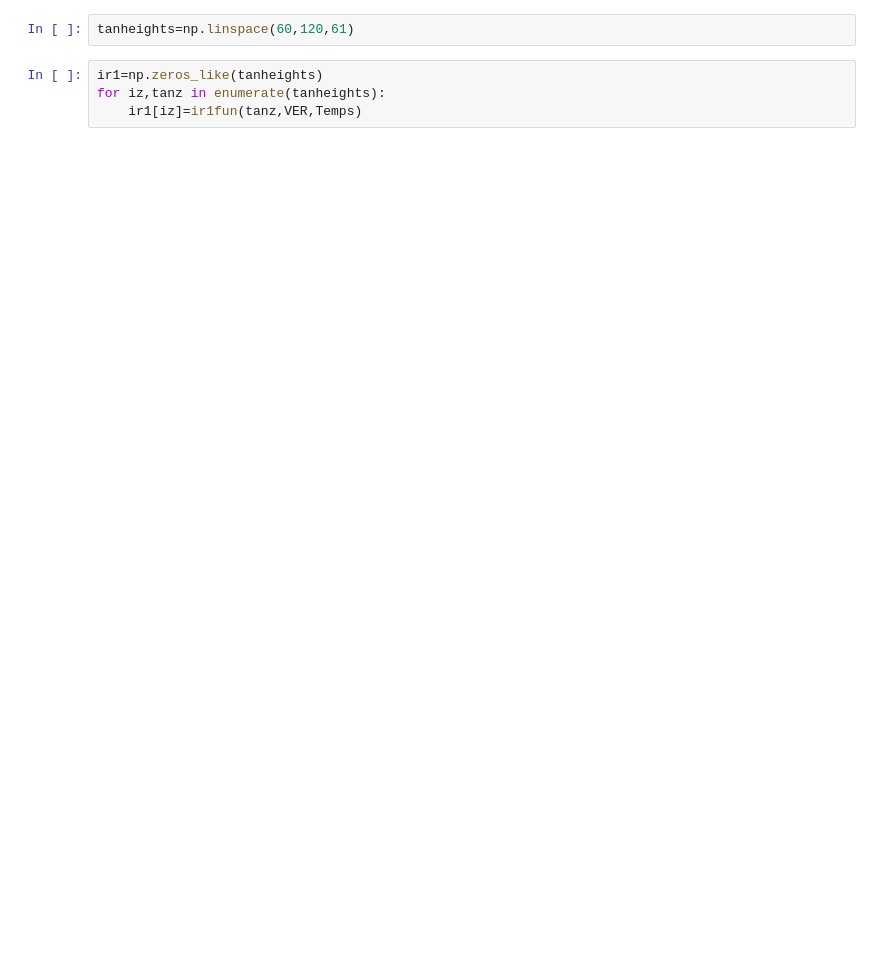
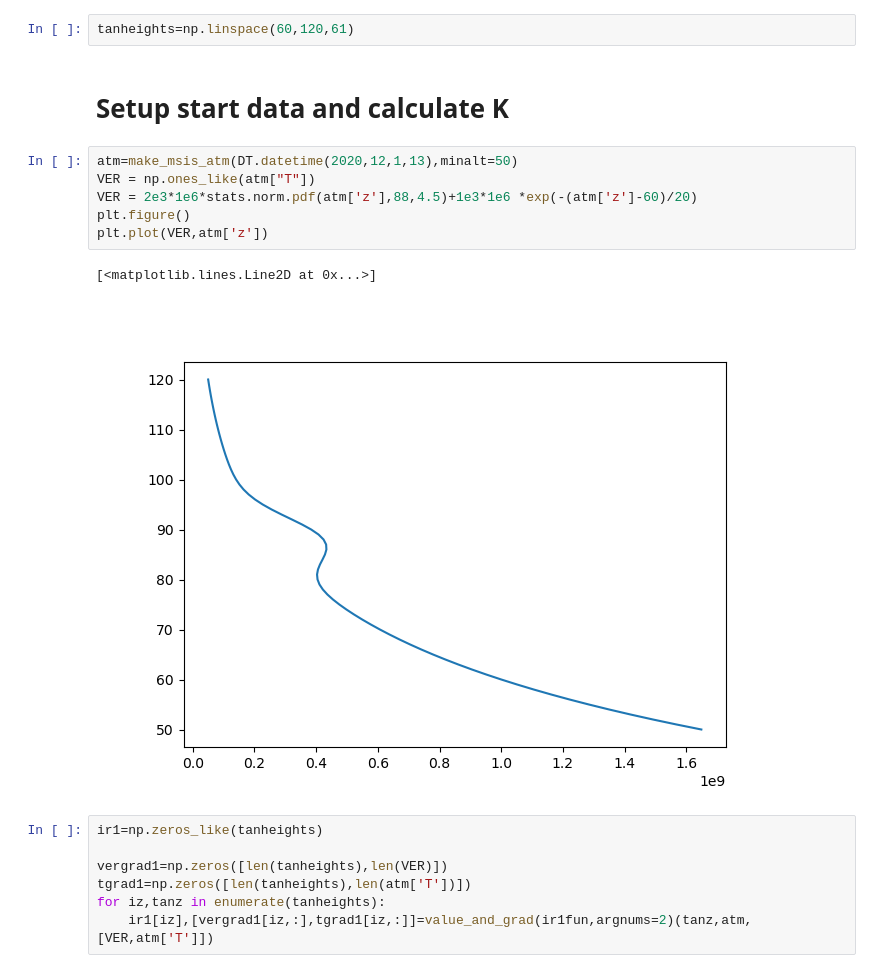
Before and after one commit to innosat-mats/MATS-analysis, a Jupyter notebook: Donal/retrievals/AbandFM.ipynb, the cells around one changed output. Drawn from its saved outputs; the diff is of its cells as text; blank space fills up the shorter version.

```diff
--- a/Donal/retrievals/AbandFM.ipynb
+++ b/Donal/retrievals/AbandFM.ipynb
@@ -301,6 +314,20 @@ plt.plot(tgrad)
 # %%
 tanheights=np.linspace(60,120,61)
+# %% [markdown]
+# Setup start data and calculate K
+# %%
+atm=make_msis_atm(DT.datetime(2020,12,1,13),minalt=50)
+VER = np.ones_like(atm["T"])
+VER = 2e3*1e6*stats.norm.pdf(atm['z'],88,4.5)+1e3*1e6 *exp(-(atm['z']-60)/20)
+plt.figure()
+plt.plot(VER,atm['z'])
+# %% [output]
+[<matplotlib.lines.Line2D at 0x...>]
+[figure, added]
 # %%
 ir1=np.zeros_like(tanheights)
+
+vergrad1=np.zeros([len(tanheights),len(VER)])
+tgrad1=np.zeros([len(tanheights),len(atm['T'])])
 for iz,tanz in enumerate(tanheights):
-    ir1[iz]=ir1fun(tanz,VER,Temps)
+    ir1[iz],[vergrad1[iz,:],tgrad1[iz,:]]=value_and_grad(ir1fun,argnums=2)(tanz,atm,[VER,atm['T']])
```
Also changed, not shown: parts of 52 cells of this notebook, 4 other files.
